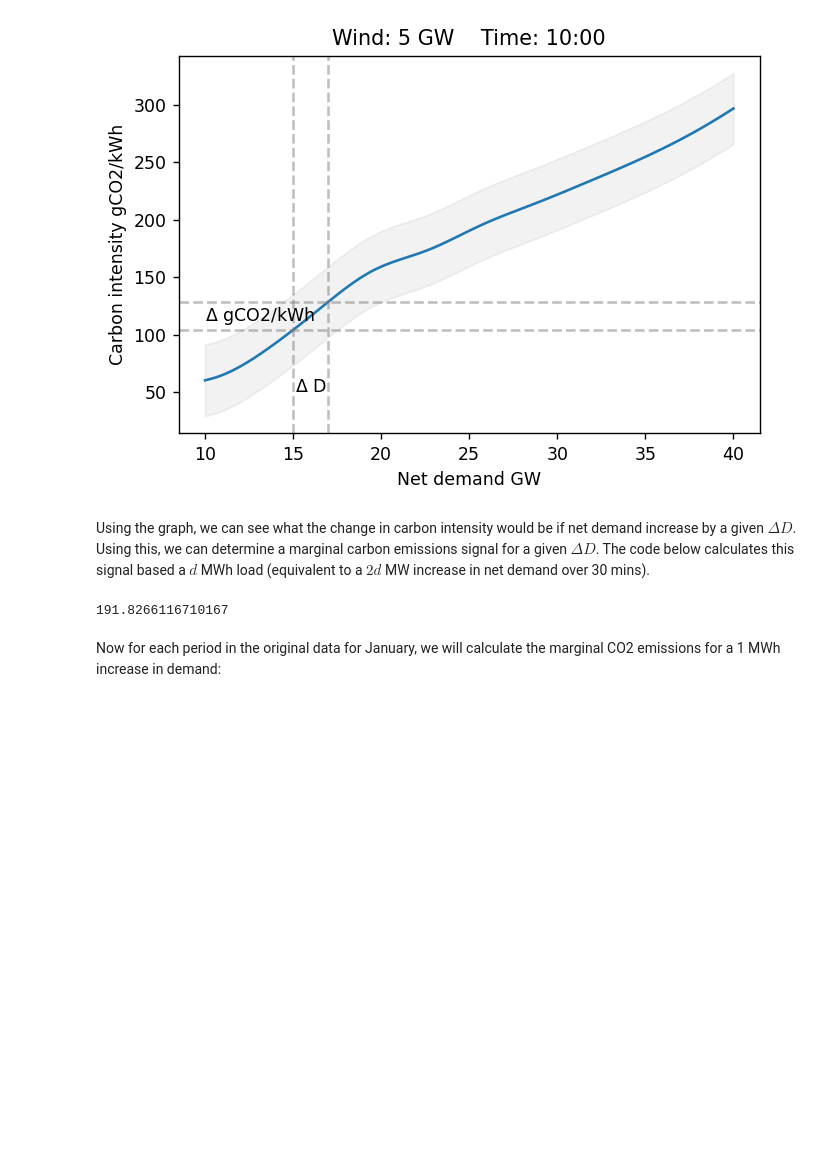
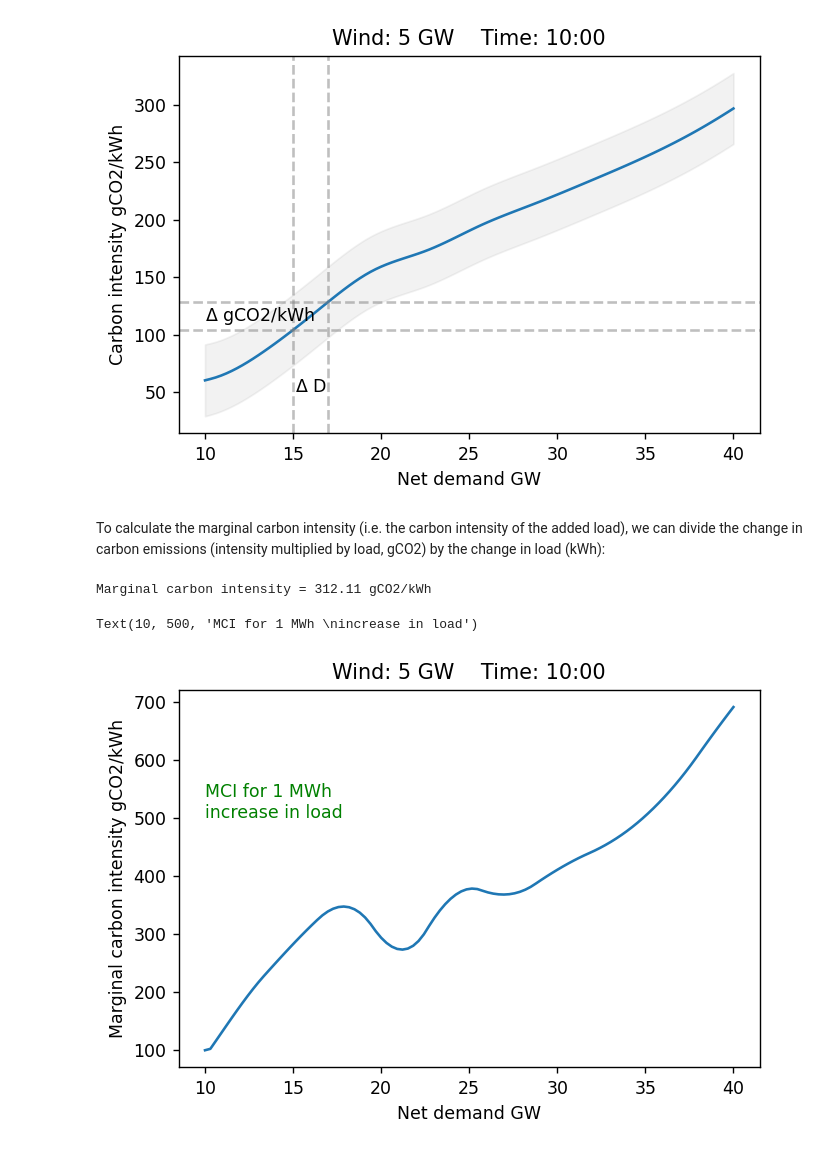
Before and after one commit to pwdemars/marginal_carbon_intensity, a Jupyter notebook: gams.ipynb, the cells around one changed output. Saved outputs shown, nothing was run; the diff lists cells and outputs as text; code cells hidden in the pictures; blank space fills up the shorter version.

```diff
--- a/gams.ipynb
+++ b/gams.ipynb
@@ -247,24 +249,55 @@ ax.text(10, (y1 + y2) / 2, '$\Delta$ gCO2/kWh', va='center')
 plt.savefig('img/example_curve.png')
 # %% [output]
 [figure]
-# %% [markdown]
-Using the graph, we can see what the change in carbon intensity would be if net demand increase by a given $\Delta D$. Using this, we can determine a marginal carbon emissions signal for a given $\Delta D$. The code below calculates this signal based a $d$ MWh load (equivalent to a $2d$ MW increase in net demand over 30 mins).
-# %%
-def marginal_carbon_emissions_kgCO2(gam, state, net_demand, MWh = 1):
-    """
-    Calculate the carbon emissions change (kgCO2) for a MWh increase in
-    net demand (equates to a (2 * MWh) MW average power over 30 mins)
-    """
-    # Calculate
-    pred = predict_gCO2_per_kWh(gam, state, np.array([net_demand + MWh * 2 * 1e-3]))[0]
-
-    # Just being really explicit here about kgCO2!
-    gCO2 = pred * 1e3 # carbon emissions (gCO2) for 1MWh demand
-    kgCO2 = gCO2 / 1e3 # convert gCO2 to kgCO2
-    return kgCO2
-
-float(marginal_carbon_emissions_kgCO2(gam, state, 25, 100))
-# %% [output]
-191.8266116710167
-# %% [markdown]
-Now for each period in the original data for January, we will calculate the marginal CO2 emissions for a 1 MWh increase in demand:
+# %% [markdown]
+To calculate the marginal carbon intensity (i.e. the carbon intensity of the added load), we can divide the change in carbon emissions (intensity multiplied by load, gCO2) by the change in load (kWh):
+# %%
+def marginal_carbon_intensity(d1, d2, i1, i2):
+    """
+    Demand (d1, d2) := GW
+    Intensity (i1, i2) := gCO2/kWh
+    """
+    l1 = d1 * 1e6 / 2 # convert from GW to kWh (30 mins)
+    l2 = d2 * 1e6 / 2 # convert from GW to kWh (30 mins)
+    load_diff = l2 - l1
+
+    c1 = i1 * l1 # Carbon emissions (gCO2)
+    c2 = i2 * l2
+
+    carbon_diff = c2 - c1
+
+    mci = float(carbon_diff / load_diff) # gCO2 / kWh
+
+    return mci
+
+mci = marginal_carbon_intensity(lwr, upr, y1, y2)
+
+print("Marginal carbon intensity = {:.2f} gCO2/kWh".format(mci))
+# %% [output]
+Marginal carbon intensity = 312.11 gCO2/kWh
+# %%
+delta = 0.002 # 2 MW = 1 MWh
+
+demands = d1 = np.linspace(10, 40, N)
+d2 = d1 + delta
+
+i1 = predict_gCO2_per_kWh(gam, state, d1)[0]
+i2 = predict_gCO2_per_kWh(gam, state, d2)[0]
+
+mcis = []
+
+for d1, d2, i1, i2 in zip(d1, d2, i1, i2):
+    mci = marginal_carbon_intensity(d1, d2, i1, i2)
+    mcis.append(mci)
+
+fig, ax = plt.subplots(dpi=125)
+
+ax.plot(demands, mcis)
+ax.set_xlabel("Net demand GW")
+ax.set_ylabel("Marginal carbon intensity gCO2/kWh")
+ax.set_title("Wind: {} GW    Time: {}:00".format(wind, hour))
+
+ax.text(10, 500, "MCI for 1 MWh \nincrease in load", color='green')
+# %% [output]
+Text(10, 500, 'MCI for 1 MWh \nincrease in load')
+[figure, added]
```
Also changed, not shown: parts of 7 cells of this notebook, 1 other file.
